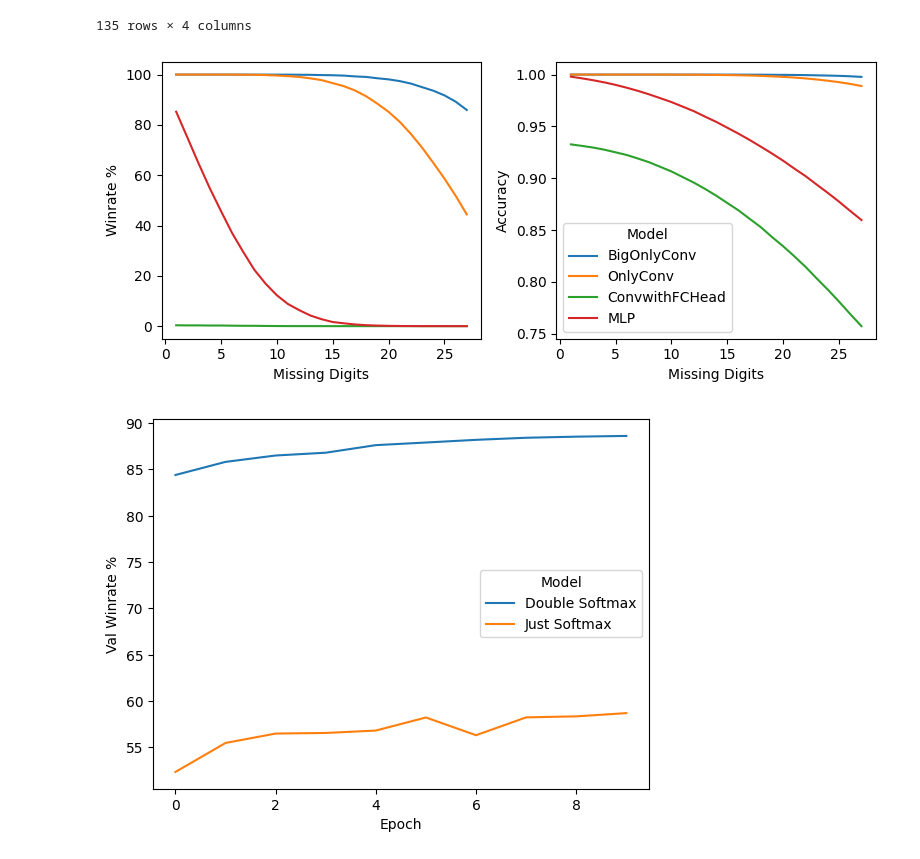
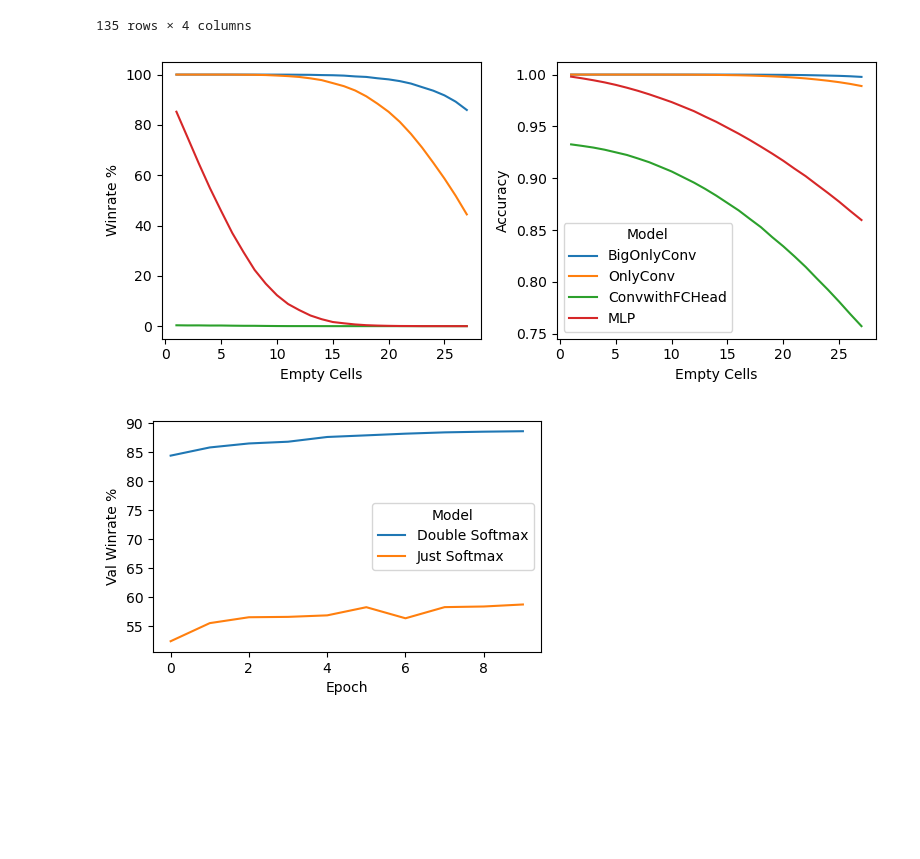
Before and after one commit to MockaWolke/DEEP_SUDOKU, a Jupyter notebook: analysis/supervised/viz_archis.ipynb, the cells around one changed output. Drawn from its saved outputs; the diff is of its cells as text; code cells hidden in the pictures; blank space fills up the shorter version.

```diff
--- a/analysis/supervised/viz_archis.ipynb
+++ b/analysis/supervised/viz_archis.ipynb
@@ -37,7 +37,7 @@ rename = {
 }
 
 rename_cols = {
-    "missing_digits":"Missing Digits",
+    "missing_digits":"Empty Cells",
     "run":"Model",
     "win": "Winrate %",
     "accuracy" : "Accuracy"
@@ -50,13 +50,13 @@ plot_df["Winrate %"] *= 100
 
 plt.figure(figsize = (8,3.5))
 plt.subplot(1,2,1)
-sns.lineplot(plot_df,x = "Missing Digits", y ="Winrate %", hue = "Model", legend = None)
+sns.lineplot(plot_df,x = "Empty Cells", y ="Winrate %", hue = "Model", legend = None)
 plt.subplot(1,2,2)
-sns.lineplot(plot_df,x = "Missing Digits", y ="Accuracy", hue = "Model")
+sns.lineplot(plot_df,x = "Empty Cells", y ="Accuracy", hue = "Model")
 plt.tight_layout()
 plt.savefig("imgs/sup_different_architectures.jpg", bbox_inches='tight', dpi=300)
 # %% [output]
-[figure, old version]
+[figure, new version]
 # %%
 winrates = df.groupby("run")["win"].mean() * 100
 winrates = np.round(winrates,2)
@@ -64,23 +64,26 @@ winrates.to_json("stats/sup_test_winrates.json")
 # %%
 train = pd.read_csv("stats/dl_archi.csv", index_col = 0)
 train.run.unique()
 
 wanted = ["same_conv_conv_head_better_loss_1693856195.751896", "same_conv_conv_head_1693849476.7056108"]
 
 plot_df = train.query("run in @wanted")
 
 rename = {
     "same_conv_conv_head_better_loss_1693856195.751896":"Double Softmax",
     "same_conv_conv_head_1693849476.7056108":"Just Softmax"
 }
+
+plt.figure(figsize=(5,3))
+
 plot_df = plot_df.replace({"run":rename}).reset_index()
 plot_df.columns = [i.replace("_"," ").title() for i in plot_df.columns]
 plot_df = plot_df.rename(columns = {"Loss":"Train Loss", "Winrate":"Train Winrate","Run": "Model","Val Winrate":"Val Winrate %"})
 
 plot_df["Val Winrate %"] *= 100
 
 sns.lineplot(plot_df, x = "Epoch", y = "Val Winrate %", hue = "Model")
 plt.savefig("imgs/sup_softplus_effect.jpg", bbox_inches='tight', dpi=300)
 plt.show()
 # %% [output]
-[figure, old version]
+[figure, new version]
```
Also changed, not shown: 24 other files.
